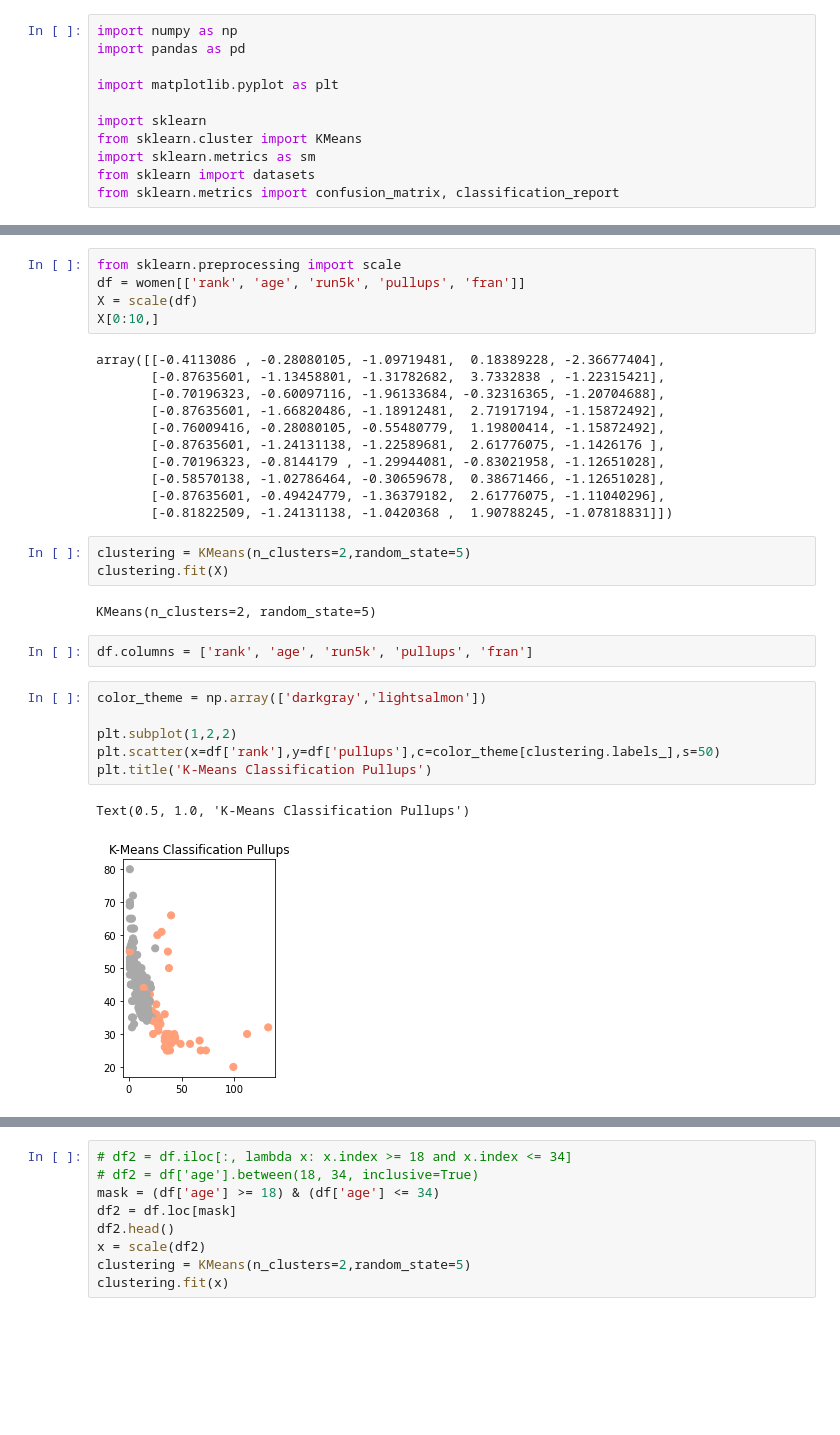
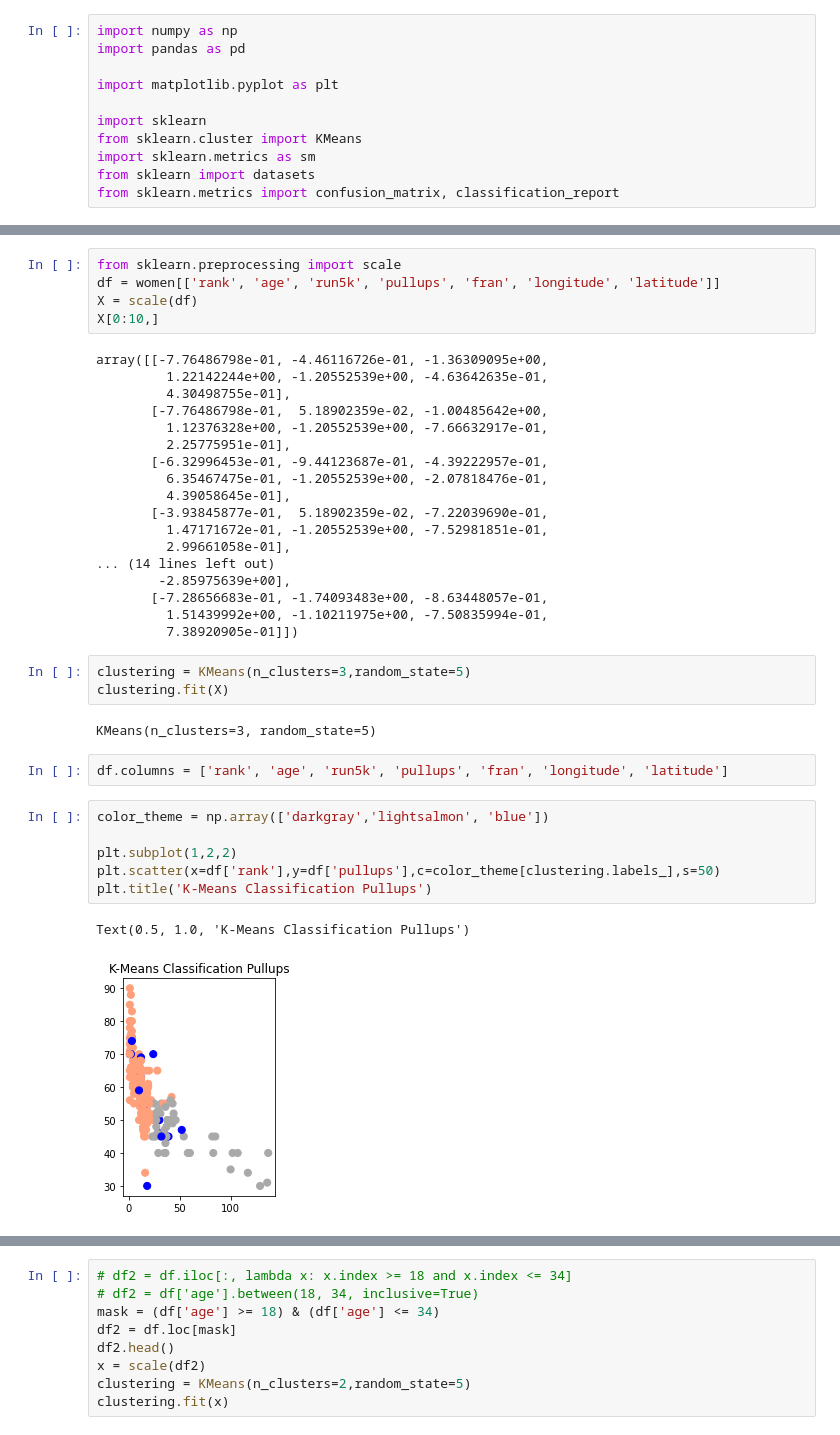
Before and after one commit to allisontao/crossfit-games-analysis, a Jupyter notebook: clustering.ipynb, the cells around one changed output, grey strips where cells are left out. Drawn from its saved outputs; the diff is of its cells as text; blank space fills up the shorter version.

```diff
--- a/clustering.ipynb
+++ b/clustering.ipynb
@@ -27,32 +27,39 @@ women.head()
 # %%
 from sklearn.preprocessing import scale
-df = women[['rank', 'age', 'run5k', 'pullups', 'fran']]
+df = women[['rank', 'age', 'run5k', 'pullups', 'fran', 'longitude', 'latitude']]
 X = scale(df)
 X[0:10,]
 # %% [output]
-array([[-0.4113086 , -0.28080105, -1.09719481,  0.18389228, -2.36677404],
-       [-0.87635601, -1.13458801, -1.31782682,  3.7332838 , -1.22315421],
-       [-0.70196323, -0.60097116, -1.96133684, -0.32316365, -1.20704688],
-       [-0.87635601, -1.66820486, -1.18912481,  2.71917194, -1.15872492],
-       [-0.76009416, -0.28080105, -0.55480779,  1.19800414, -1.15872492],
-       [-0.87635601, -1.24131138, -1.22589681,  2.61776075, -1.1426176 ],
-       [-0.70196323, -0.8144179 , -1.29944081, -0.83021958, -1.12651028],
-       [-0.58570138, -1.02786464, -0.30659678,  0.38671466, -1.12651028],
-       [-0.87635601, -0.49424779, -1.36379182,  2.61776075, -1.11040296],
-       [-0.81822509, -1.24131138, -1.0420368 ,  1.90788245, -1.07818831]])
+array([[-7.76486798e-01, -4.46116726e-01, -1.36309095e+00,
+         1.22142244e+00, -1.20552539e+00, -4.63642635e-01,
+         4.30498755e-01],
+       [-7.76486798e-01,  5.18902359e-02, -1.00485642e+00,
+         1.12376328e+00, -1.20552539e+00, -7.66632917e-01,
+         2.25775951e-01],
+       [-6.32996453e-01, -9.44123687e-01, -4.39222957e-01,
+         6.35467475e-01, -1.20552539e+00, -2.07818476e-01,
+         4.39058645e-01],
+       [-3.93845877e-01,  5.18902359e-02, -7.22039690e-01,
+         1.47171672e-01, -1.20552539e+00, -7.52981851e-01,
+         2.99661058e-01],
+... (14 lines left out)
+        -2.85975639e+00],
+       [-7.28656683e-01, -1.74093483e+00, -8.63448057e-01,
+         1.51439992e+00, -1.10211975e+00, -7.50835994e-01,
+         7.38920905e-01]])
 # %%
-clustering = KMeans(n_clusters=2,random_state=5)
+clustering = KMeans(n_clusters=3,random_state=5)
 clustering.fit(X)
 # %% [output]
-KMeans(n_clusters=2, random_state=5)
+KMeans(n_clusters=3, random_state=5)
 # %%
-df.columns = ['rank', 'age', 'run5k', 'pullups', 'fran']
+df.columns = ['rank', 'age', 'run5k', 'pullups', 'fran', 'longitude', 'latitude']
 # %%
-color_theme = np.array(['darkgray','lightsalmon'])
+color_theme = np.array(['darkgray','lightsalmon', 'blue'])
 
 plt.subplot(1,2,2)
 plt.scatter(x=df['rank'],y=df['pullups'],c=color_theme[clustering.labels_],s=50)
 plt.title('K-Means Classification Pullups')
 # %% [output]
 Text(0.5, 1.0, 'K-Means Classification Pullups')
-[figure, old version]
+[figure, new version]
```
Also changed, not shown: parts of 9 cells of this notebook.
